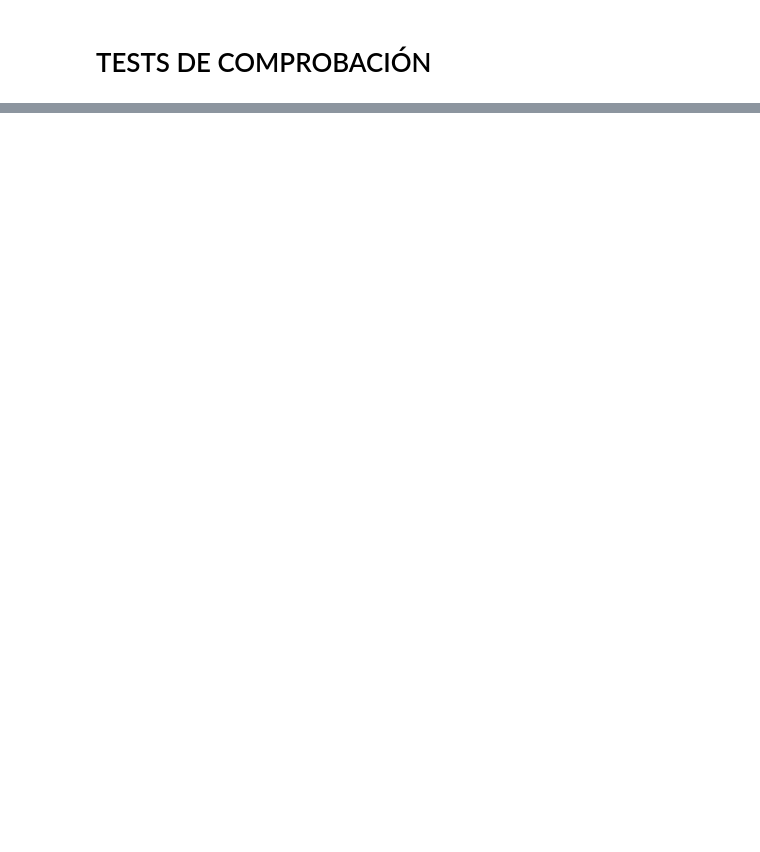
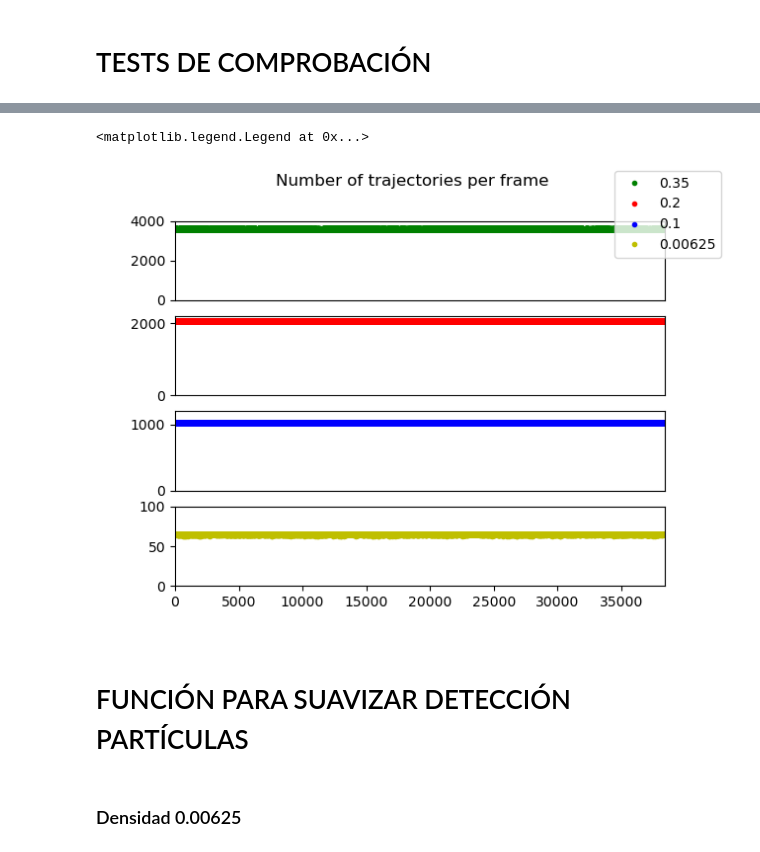
Before and after one commit to juanvm88/Procesado_imagenes, a Jupyter notebook: Tests comprobaciones velocidades.ipynb, the cells around one changed output, grey strips where cells are left out. Cells and saved outputs as stored; diff of their text form; code cells hidden in the pictures; blank space fills up the shorter version.

```diff
--- a/Tests comprobaciones velocidades.ipynb
+++ b/Tests comprobaciones velocidades.ipynb
@@ -33,0 +87,4 @@ plt.plot(bordes[:-1],h)
+# %%
+data = pd.read_pickle('/media/juan/DiscoDuro2G/Serie_Densidad_1.8sigma/Data Processed/datalinked_densidad0.35_f75Hz.pkl')
+# %%
+nt = np.max(data.frame.values)
@@ -33,0 +99,5 @@ plt.plot(bordes[:-1],h)
+# %%
+ntrayec0_35=np.loadtxt('/media/juan/DiscoDuro2G/Serie_Densidad_1.8sigma/Data Processed/ntrayec_densidad0.35_f75Hz.txt')
+ntrayec0_2=np.loadtxt('/media/juan/DiscoDuro2G/Serie_Densidad_1.8sigma/Data Processed/ntrayec_densidad0.2_f75Hz.txt')
+ntrayec0_1=np.loadtxt('/media/juan/DiscoDuro2G/Serie_Densidad_1.8sigma/Data Processed/ntrayec_densidad0.1_f75Hz.txt')
+ntrayec0_00625=np.loadtxt('/media/juan/DiscoDuro2G/Serie_Densidad_1.8sigma/Data Processed/ntrayec_densidad0.00625_f75Hz.txt')
@@ -33,0 +108,30 @@ plt.plot(bordes[:-1],h)
+# %%
+fig = plt.figure()
+fig.suptitle('Number of trajectories per frame')
+ax = fig.add_subplot(4,1,1)
+ax.set_xlim(0,nt)
+ax.axes.get_xaxis().set_visible(False)
+ax.set_ylim(0,4000)
+ax.plot(ntrayec0_35,'.',c='g')
+ay = fig.add_subplot(4,1,2)
+ay.set_xlim(0,nt)
+ay.axes.get_xaxis().set_visible(False)
+ay.set_ylim(0,2200)
+ay.plot(ntrayec0_2,'.',c='r')
+aw = fig.add_subplot(4,1,3)
+aw.set_xlim(0,nt)
+aw.set_ylim(0,1200)
+aw.plot(ntrayec0_1,'.',c='b')
+aw.axes.get_xaxis().set_visible(False)
+az = fig.add_subplot(4,1,4)
+az.set_xlim(0,nt)
+az.set_ylim(0,100)
+az.plot(ntrayec0_00625,'.',c='y')
+fig.legend(['0.35','0.2','0.1','0.00625'],loc='upper right')
+# %% [output]
+<matplotlib.legend.Legend at 0x...>
+[figure, added]
+# %% [markdown]
+# FUNCIÓN PARA SUAVIZAR DETECCIÓN PARTÍCULAS
+# %% [markdown]
+### Densidad 0.00625
```
Also changed, not shown: parts of 226 cells of this notebook.
